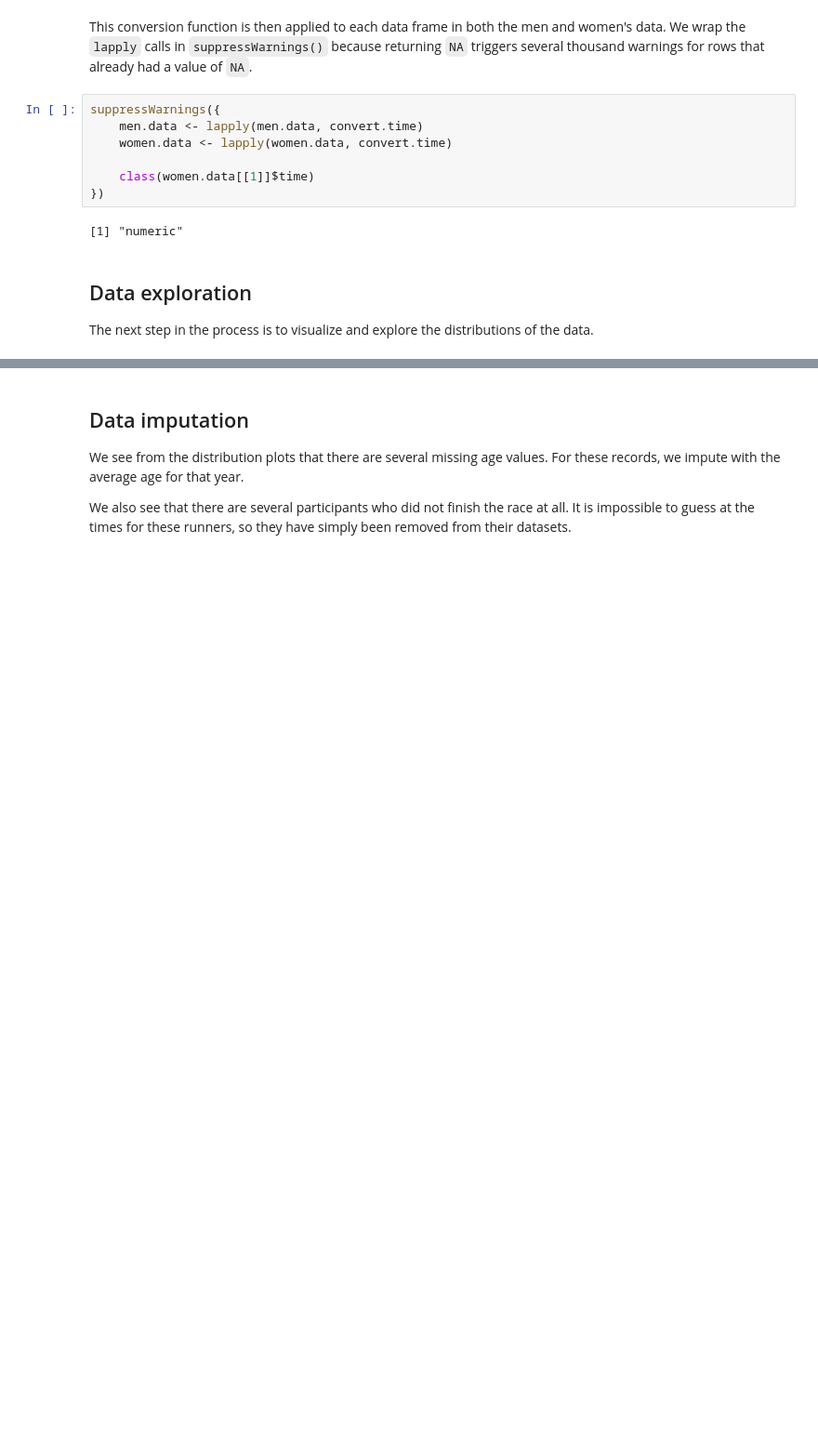
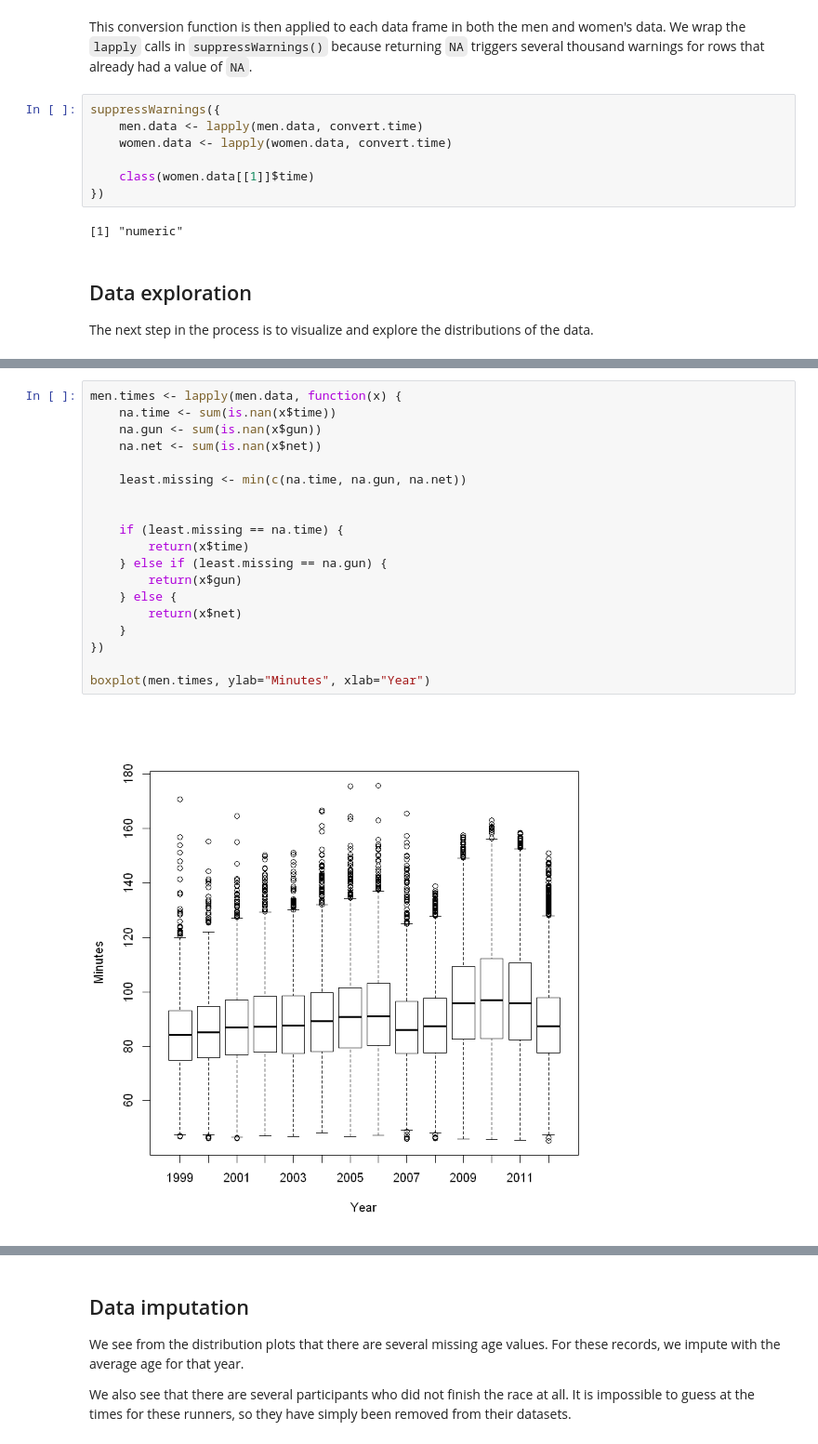
Before and after one commit to majickdave/Case_Study8, a Jupyter notebook: Unit 8 Case Study.ipynb, the cells around one changed output, grey strips where cells are left out. Shown at 93% size. Drawn from its saved outputs; the diff is of its cells as text; blank space fills up the shorter version.

```diff
--- a/Unit 8 Case Study.ipynb
+++ b/Unit 8 Case Study.ipynb
@@ -201,0 +234,21 @@ head(men.data[[1]])
+# %%
+men.times <- lapply(men.data, function(x) {
+    na.time <- sum(is.nan(x$time))
+    na.gun <- sum(is.nan(x$gun))
+    na.net <- sum(is.nan(x$net))
+
+    least.missing <- min(c(na.time, na.gun, na.net))
+
+
+    if (least.missing == na.time) {
+        return(x$time)
+    } else if (least.missing == na.gun) {
+        return(x$gun)
+    } else {
+        return(x$net)
+    }
+})
+
+boxplot(men.times, ylab="Minutes", xlab="Year")
+# %% [output]
+[figure, added]
```
Also changed, not shown: parts of 26 cells of this notebook, 4 other files.
